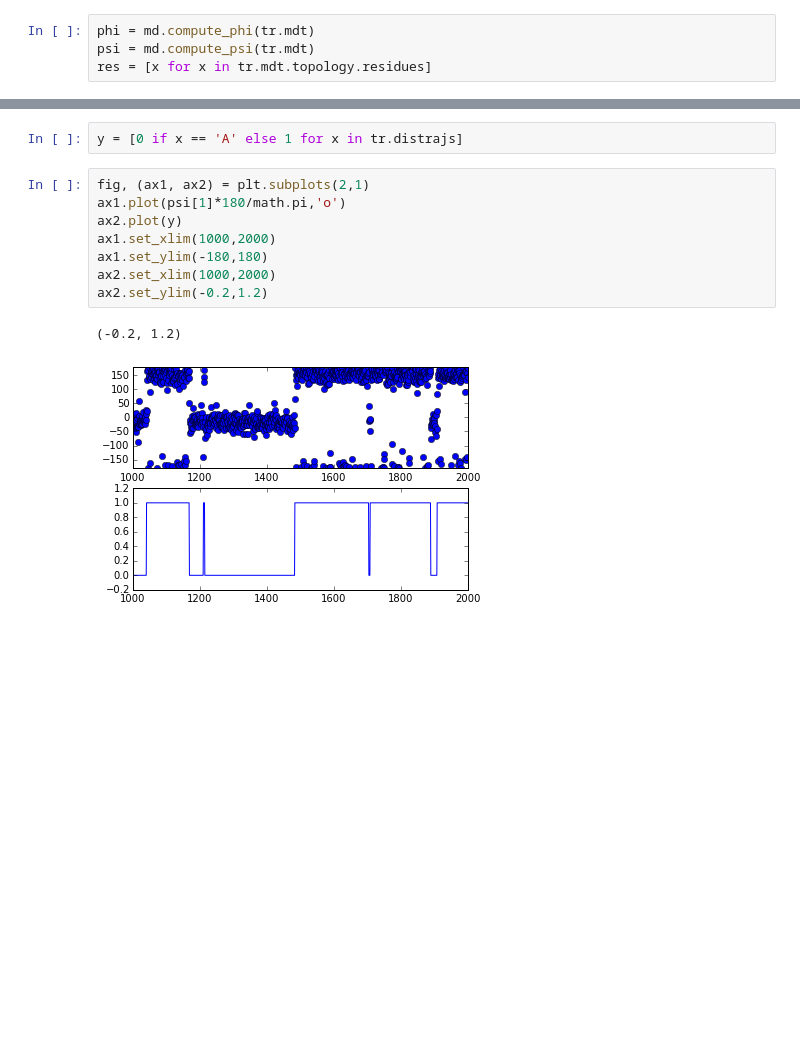
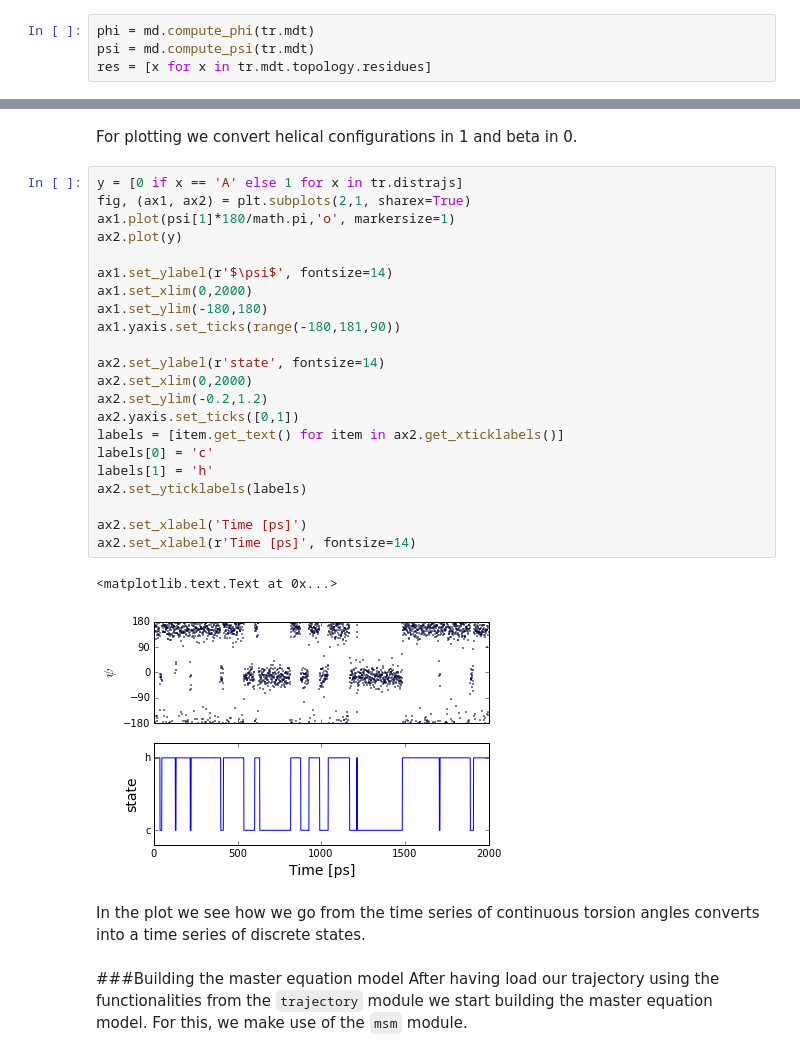
Before and after one commit to BioKT/MasterMSM, a Jupyter notebook: examples/alanine_dipeptide/ala_dipeptide.ipynb, the cells around one changed output, grey strips where cells are left out. Cells and saved outputs as stored; diff of their text form; blank space fills up the shorter version.

```diff
--- a/examples/alanine_dipeptide/ala_dipeptide.ipynb
+++ b/examples/alanine_dipeptide/ala_dipeptide.ipynb
@@ -62,13 +48,32 @@ tr.discretize()
-# %%
-y = [0 if x == 'A' else 1 for x in tr.distrajs]
+# %% [markdown]
+For plotting we convert helical configurations in 1 and beta in 0.
 # %%
-fig, (ax1, ax2) = plt.subplots(2,1)
-ax1.plot(psi[1]*180/math.pi,'o')
+y = [0 if x == 'A' else 1 for x in tr.distrajs]
+fig, (ax1, ax2) = plt.subplots(2,1, sharex=True)
+ax1.plot(psi[1]*180/math.pi,'o', markersize=1)
 ax2.plot(y)
-ax1.set_xlim(1000,2000)
+
+ax1.set_ylabel(r'$\psi$', fontsize=14)
+ax1.set_xlim(0,2000)
 ax1.set_ylim(-180,180)
-ax2.set_xlim(1000,2000)
+ax1.yaxis.set_ticks(range(-180,181,90))
+
+ax2.set_ylabel(r'state', fontsize=14)
+ax2.set_xlim(0,2000)
 ax2.set_ylim(-0.2,1.2)
+ax2.yaxis.set_ticks([0,1])
+labels = [item.get_text() for item in ax2.get_xticklabels()]
+labels[0] = 'c'
+labels[1] = 'h'
+ax2.set_yticklabels(labels)
+
+ax2.set_xlabel('Time [ps]')
+ax2.set_xlabel(r'Time [ps]', fontsize=14)
 # %% [output]
-(-0.2, 1.2)
+<matplotlib.text.Text at 0x...>
-[figure, old version]
+[figure, new version]
+# %% [markdown]
+In the plot we see how we go from the time series of continuous torsion angles converts into a time series of discrete states.
+# %% [markdown]
+###Building the master equation model
+After having load our trajectory using the functionalities from the `trajectory` module we start building the master equation model. For this, we make use of the `msm` module.
```
Also changed, not shown: parts of 10 cells of this notebook, 3 other files.
